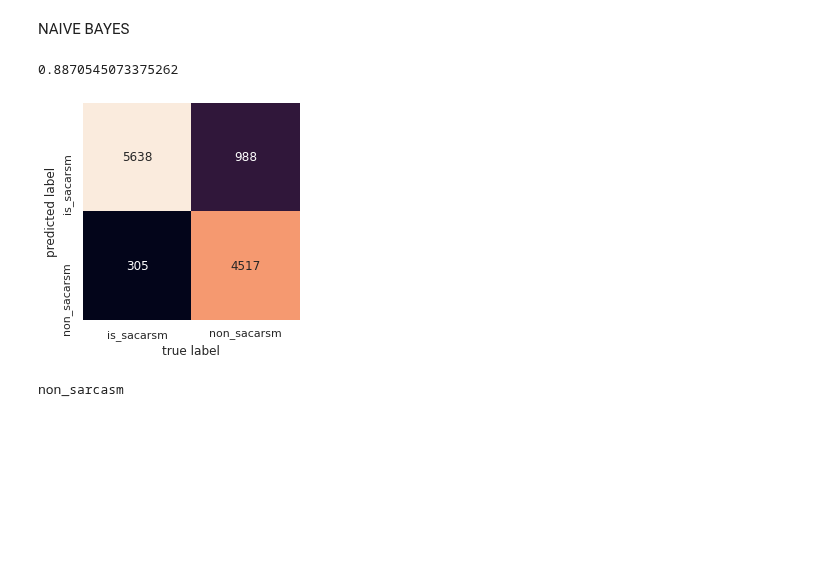
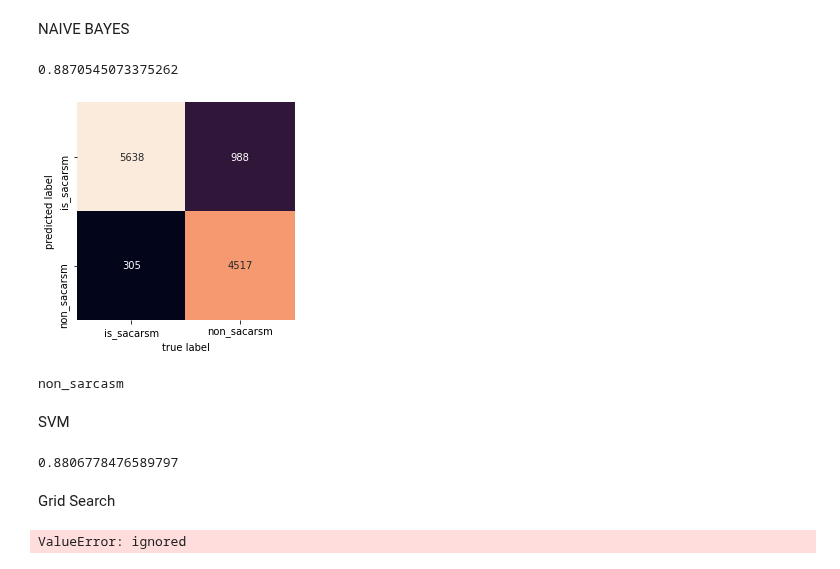
Before and after one commit to lephuocdat2000/-CS114.K21-, a Jupyter notebook: sacarsmdetection.ipynb, the cells around one changed output. Cells and saved outputs as stored; diff of their text form; code cells hidden in the pictures; blank space fills up the shorter version.

Commit message:
grid search

```diff
--- a/sacarsmdetection.ipynb
+++ b/sacarsmdetection.ipynb
@@ -72,25 +72,24 @@ NAIVE BAYES
 # %%
 from sklearn.naive_bayes import MultinomialNB
 from sklearn.pipeline import make_pipeline
 from sklearn.metrics import accuracy_score
 from sklearn.metrics import confusion_matrix
 import seaborn as sns;
 import numpy as np
 import matplotlib.pyplot as plt
 target_name=['is_sacarsm','non_sacarsm']
-model = MultinomialNB().fit(vec_tfidf,data['is_sarcastic'])
-model=make_pipeline( CountVectorizer(),TfidfTransformer(), MultinomialNB())
+model=make_pipeline(CountVectorizer(),TfidfTransformer(),MultinomialNB())
 model.fit(data['headline'],data['is_sarcastic'])
 y_model=model.predict(df['headline'])
 mat = confusion_matrix(df['is_sarcastic'], y_model)
 sns.heatmap(mat.T, square=True, annot=True, fmt='d', cbar=False,
             xticklabels=target_name, yticklabels=target_name)
 plt.xlabel('true label')
 plt.ylabel('predicted label');
 print(accuracy_score(df['is_sarcastic'],y_model)) #performance
 # %% [output]
 0.8870545073375262
-[figure, old version]
+[figure, new version]
 # %%
 def predict_category(s,train=data,model=model):
    pred = model.predict(s)
@@ -99,3 +98,27 @@ def predict_category(s,train=data,model=model):
 predict_category(["it was, for, uh, medical reasons,’ says doctor to boris johnson, explaining why they had to give him haircut"])
 # %% [output]
 non_sarcasm
+# %% [markdown]
+SVM
+# %%
+from sklearn.linear_model import SGDClassifier
+text_clf_svm=make_pipeline(CountVectorizer(),TfidfTransformer(),SGDClassifier(random_state=42))
+text_clf_svm.fit(data['headline'],data['is_sarcastic'])
+predict_svm=text_clf_svm.predict(df['headline'])
+accuracy_score(df['is_sarcastic'],predict_svm)
+# %% [output]
+0.8806778476589797
+# %% [markdown]
+Grid Search
+# %%
+from sklearn.model_selection import GridSearchCV
+parameters={ 'CountVectorizer().ngram_range':[(1,1),(1,2)],
+              'TfidfTransformer().use_idf': (True,False),
+              'MultinomialNB().alpha':(1e-2,1e-3),
+           }
+gs_clf=GridSearchCV(model,parameters,n_jobs=-1)
+gs_clf.fit(data['headline'],data['is_sarcastic'])
+gs_clf.best_score_
+gs_clf.best_params_
+# %% [output]
+ValueError: ignored
```
Also changed, not shown: parts of 4 cells of this notebook.
